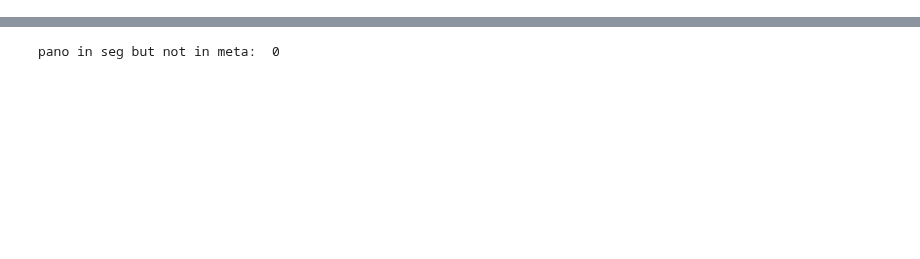
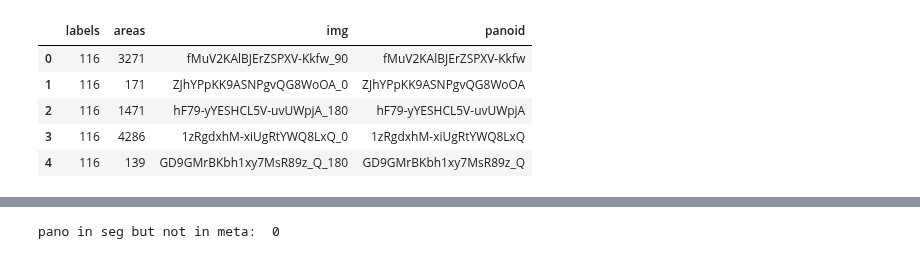
Before and after one commit to brookefzy/uvi-time-machine, a Jupyter notebook: _script/B-timemachine/04_summarize_segmentation.ipynb, the cells around one changed output, grey strips where cells are left out. Saved outputs shown, nothing was run; the diff lists cells and outputs as text; code cells hidden in the pictures; blank space fills up the shorter version.

```diff
--- a/_script/B-timemachine/04_summarize_segmentation.ipynb
+++ b/_script/B-timemachine/04_summarize_segmentation.ipynb
@@ -191,0 +191,17 @@ seg_df['panoid'] = seg_df['img'].apply(lambda x: x[:22])
+# %%
+sidewalk = 11
+seg_sidewalk = seg_df[seg_df['labels']==sidewalk].reset_index(drop = True)
+seg_with_road = seg_df[seg_df['labels'].isin([6])].reset_index(drop = True)
+no_seg_sidewalk = seg_df[~seg_df['img'].isin(seg_sidewalk['img'].unique())].reset_index(drop = True)
+no_seg_sidewalk_withroad = seg_df[seg_df['img'].isin(seg_with_road['img'].unique())].reset_index(drop = True)
+seg_with_motorcyle = seg_df[seg_df['labels'].isin([116])].reset_index(drop = True)
+seg_with_person = seg_df[seg_df['labels'].isin([12])].reset_index(drop = True)
+
+seg_with_motorcyle.head()
+# %% [output]
+|  | labels | areas | img | panoid |
+| 0 | 116 | 3271 | fMuV2KAlBJErZSPXV-Kkfw_90 | fMuV2KAlBJErZSPXV-Kkfw |
+| 1 | 116 | 171 | ZJhYPpKK9ASNPgvQG8WoOA_0 | ZJhYPpKK9ASNPgvQG8WoOA |
+| 2 | 116 | 1471 | hF79-yYESHCL5V-uvUWpjA_180 | hF79-yYESHCL5V-uvUWpjA |
+| 3 | 116 | 4286 | 1zRgdxhM-xiUgRtYWQ8LxQ_0 | 1zRgdxhM-xiUgRtYWQ8LxQ |
+| 4 | 116 | 139 | GD9GMrBKbh1xy7MsR89z_Q_180 | GD9GMrBKbh1xy7MsR89z_Q |
```
Also changed, not shown: parts of 11 cells of this notebook, 4 other files.
